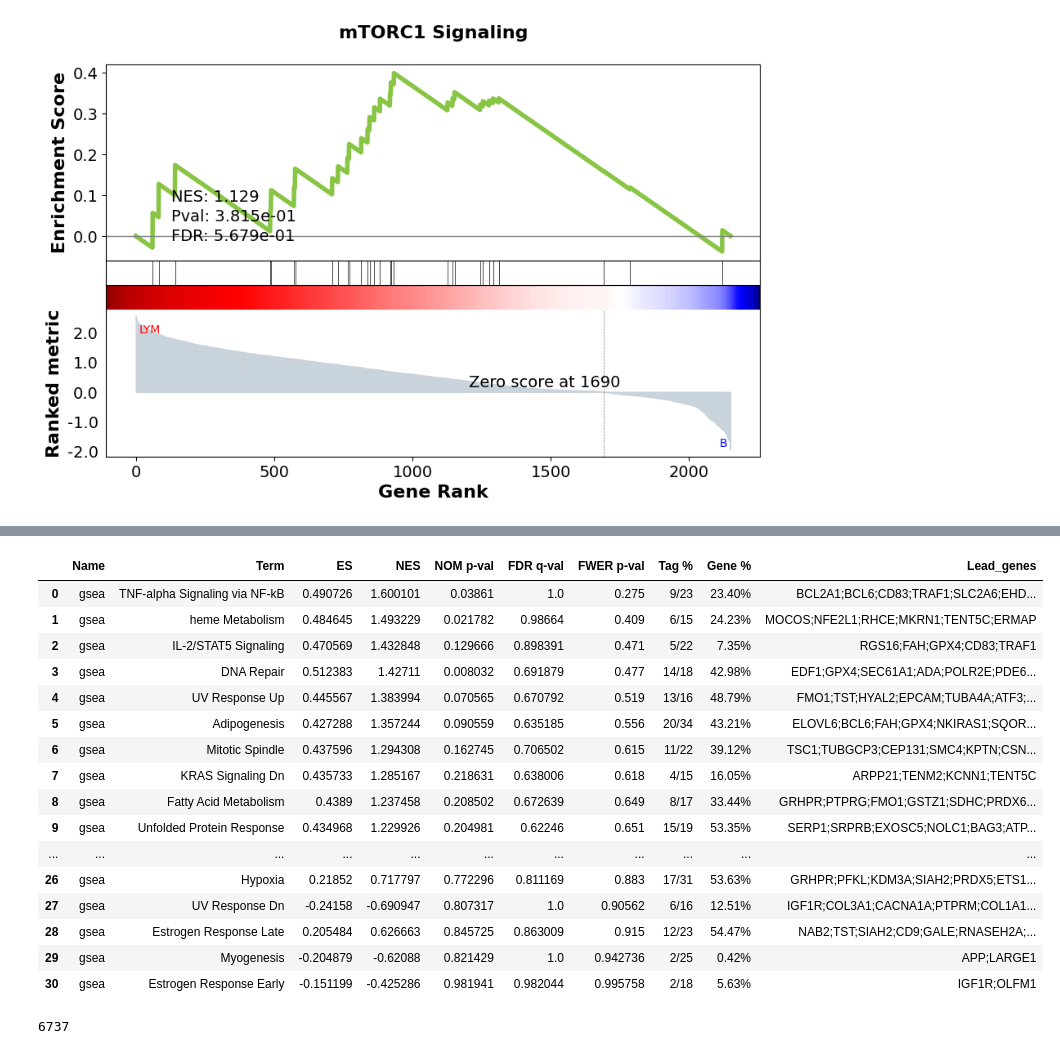
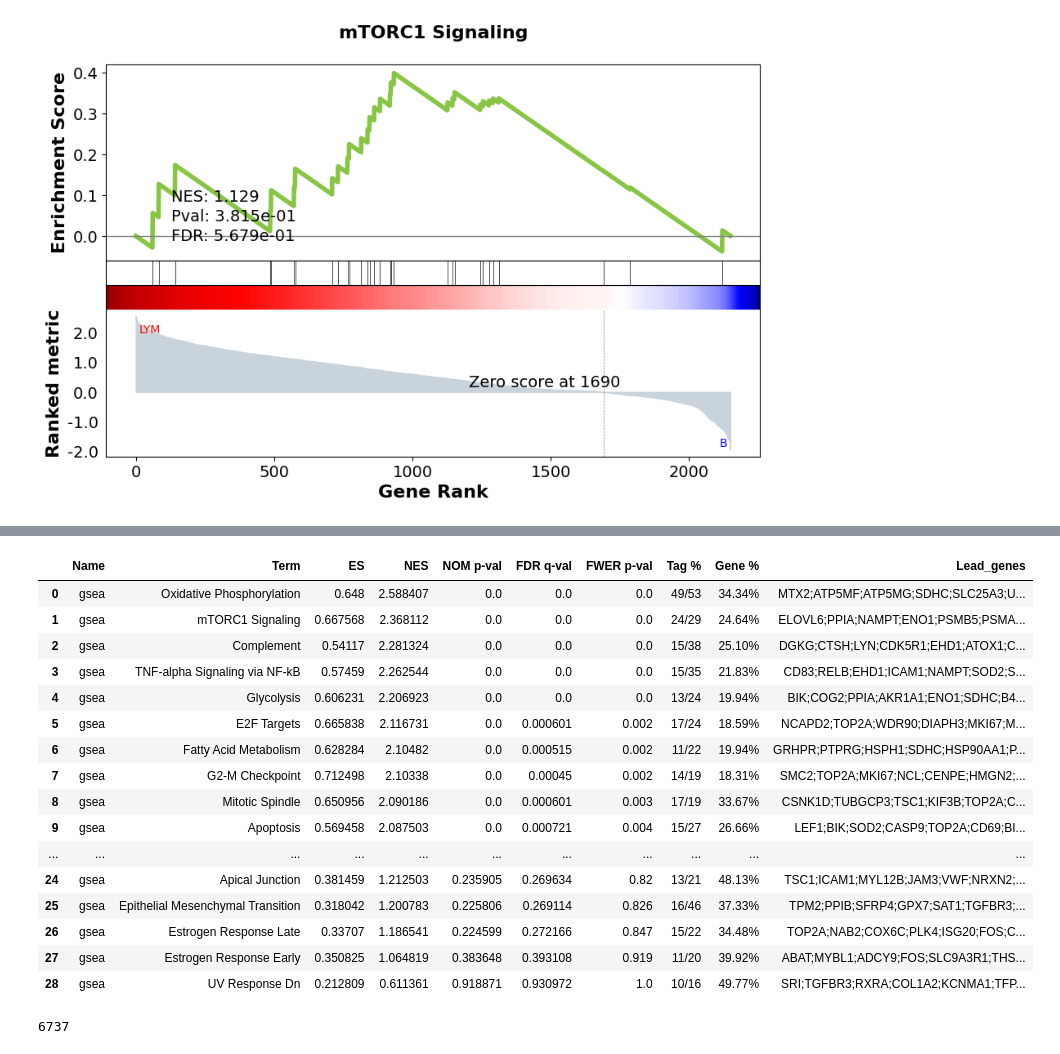
Before and after one commit to preet2706/Benchmarking, a Jupyter notebook: gsea.ipynb, the cells around one changed output, grey strips where cells are left out. Drawn from its saved outputs; the diff is of its cells as text; code cells hidden in the pictures.

```diff
--- a/gsea.ipynb
+++ b/gsea.ipynb
@@ -387,23 +385,23 @@ Boolean Series key will be reindexed to match DataFrame index.
 # %%
-gsea_result_pred.res2d
+gsea_result_hv.res2d
 # %% [output]
 |  | Name | Term | ES | NES | NOM p-val | FDR q-val | FWER p-val | Tag % | Gene % | Lead_genes |
-| 0 | gsea | TNF-alpha Signaling via NF-kB | 0.490726 | 1.600101 | 0.03861 | 1.0 | 0.275 | 9/23 | 23.40% | BCL2A1;BCL6;CD83;TRAF1;SLC2A6;EHD... |
-| 1 | gsea | heme Metabolism | 0.484645 | 1.493229 | 0.021782 | 0.98664 | 0.409 | 6/15 | 24.23% | MOCOS;NFE2L1;RHCE;MKRN1;TENT5C;ERMAP |
-| 2 | gsea | IL-2/STAT5 Signaling | 0.470569 | 1.432848 | 0.129666 | 0.898391 | 0.471 | 5/22 | 7.35% | RGS16;FAH;GPX4;CD83;TRAF1 |
-| 3 | gsea | DNA Repair | 0.512383 | 1.42711 | 0.008032 | 0.691879 | 0.477 | 14/18 | 42.98% | EDF1;GPX4;SEC61A1;ADA;POLR2E;PDE6... |
-| 4 | gsea | UV Response Up | 0.445567 | 1.383994 | 0.070565 | 0.670792 | 0.519 | 13/16 | 48.79% | FMO1;TST;HYAL2;EPCAM;TUBA4A;ATF3;... |
-| 5 | gsea | Adipogenesis | 0.427288 | 1.357244 | 0.090559 | 0.635185 | 0.556 | 20/34 | 43.21% | ELOVL6;BCL6;FAH;GPX4;NKIRAS1;SQOR... |
-| 6 | gsea | Mitotic Spindle | 0.437596 | 1.294308 | 0.162745 | 0.706502 | 0.615 | 11/22 | 39.12% | TSC1;TUBGCP3;CEP131;SMC4;KPTN;CSN... |
-| 7 | gsea | KRAS Signaling Dn | 0.435733 | 1.285167 | 0.218631 | 0.638006 | 0.618 | 4/15 | 16.05% | ARPP21;TENM2;KCNN1;TENT5C |
-| 8 | gsea | Fatty Acid Metabolism | 0.4389 | 1.237458 | 0.208502 | 0.672639 | 0.649 | 8/17 | 33.44% | GRHPR;PTPRG;FMO1;GSTZ1;SDHC;PRDX6... |
-| 9 | gsea | Unfolded Protein Response | 0.434968 | 1.229926 | 0.204981 | 0.62246 | 0.651 | 15/19 | 53.35% | SERP1;SRPRB;EXOSC5;NOLC1;BAG3;ATP... |
+| 0 | gsea | Oxidative Phosphorylation | 0.648 | 2.588407 | 0.0 | 0.0 | 0.0 | 49/53 | 34.34% | MTX2;ATP5MF;ATP5MG;SDHC;SLC25A3;U... |
+| 1 | gsea | mTORC1 Signaling | 0.667568 | 2.368112 | 0.0 | 0.0 | 0.0 | 24/29 | 24.64% | ELOVL6;PPIA;NAMPT;ENO1;PSMB5;PSMA... |
+| 2 | gsea | Complement | 0.54117 | 2.281324 | 0.0 | 0.0 | 0.0 | 15/38 | 25.10% | DGKG;CTSH;LYN;CDK5R1;EHD1;ATOX1;C... |
+| 3 | gsea | TNF-alpha Signaling via NF-kB | 0.57459 | 2.262544 | 0.0 | 0.0 | 0.0 | 15/35 | 21.83% | CD83;RELB;EHD1;ICAM1;NAMPT;SOD2;S... |
+| 4 | gsea | Glycolysis | 0.606231 | 2.206923 | 0.0 | 0.0 | 0.0 | 13/24 | 19.94% | BIK;COG2;PPIA;AKR1A1;ENO1;SDHC;B4... |
+| 5 | gsea | E2F Targets | 0.665838 | 2.116731 | 0.0 | 0.000601 | 0.002 | 17/24 | 18.59% | NCAPD2;TOP2A;WDR90;DIAPH3;MKI67;M... |
+| 6 | gsea | Fatty Acid Metabolism | 0.628284 | 2.10482 | 0.0 | 0.000515 | 0.002 | 11/22 | 19.94% | GRHPR;PTPRG;HSPH1;SDHC;HSP90AA1;P... |
+| 7 | gsea | G2-M Checkpoint | 0.712498 | 2.10338 | 0.0 | 0.00045 | 0.002 | 14/19 | 18.31% | SMC2;TOP2A;MKI67;NCL;CENPE;HMGN2;... |
+| 8 | gsea | Mitotic Spindle | 0.650956 | 2.090186 | 0.0 | 0.000601 | 0.003 | 17/19 | 33.67% | CSNK1D;TUBGCP3;TSC1;KIF3B;TOP2A;C... |
+| 9 | gsea | Apoptosis | 0.569458 | 2.087503 | 0.0 | 0.000721 | 0.004 | 15/27 | 26.66% | LEF1;BIK;SOD2;CASP9;TOP2A;CD69;BI... |
 | ... | ... | ... | ... | ... | ... | ... | ... | ... | ... | ... |
-| 26 | gsea | Hypoxia | 0.21852 | 0.717797 | 0.772296 | 0.811169 | 0.883 | 17/31 | 53.63% | GRHPR;PFKL;KDM3A;SIAH2;PRDX5;ETS1... |
-| 27 | gsea | UV Response Dn | -0.24158 | -0.690947 | 0.807317 | 1.0 | 0.90562 | 6/16 | 12.51% | IGF1R;COL3A1;CACNA1A;PTPRM;COL1A1... |
-| 28 | gsea | Estrogen Response Late | 0.205484 | 0.626663 | 0.845725 | 0.863009 | 0.915 | 12/23 | 54.47% | NAB2;TST;SIAH2;CD9;GALE;RNASEH2A;... |
-| 29 | gsea | Myogenesis | -0.204879 | -0.62088 | 0.821429 | 1.0 | 0.942736 | 2/25 | 0.42% | APP;LARGE1 |
-| 30 | gsea | Estrogen Response Early | -0.151199 | -0.425286 | 0.981941 | 0.982044 | 0.995758 | 2/18 | 5.63% | IGF1R;OLFM1 |
+| 24 | gsea | Apical Junction | 0.381459 | 1.212503 | 0.235905 | 0.269634 | 0.82 | 13/21 | 48.13% | TSC1;ICAM1;MYL12B;JAM3;VWF;NRXN2;... |
+| 25 | gsea | Epithelial Mesenchymal Transition | 0.318042 | 1.200783 | 0.225806 | 0.269114 | 0.826 | 16/46 | 37.33% | TPM2;PPIB;SFRP4;GPX7;SAT1;TGFBR3;... |
+| 26 | gsea | Estrogen Response Late | 0.33707 | 1.186541 | 0.224599 | 0.272166 | 0.847 | 15/22 | 34.48% | TOP2A;NAB2;COX6C;PLK4;ISG20;FOS;C... |
+| 27 | gsea | Estrogen Response Early | 0.350825 | 1.064819 | 0.383648 | 0.393108 | 0.919 | 11/20 | 39.92% | ABAT;MYBL1;ADCY9;FOS;SLC9A3R1;THS... |
+| 28 | gsea | UV Response Dn | 0.212809 | 0.611361 | 0.918871 | 0.930972 | 1.0 | 10/16 | 49.77% | SRI;TGFBR3;RXRA;COL1A2;KCNMA1;TFP... |
 # %%
 deg_list = de[(de["pvals_adj"] < 0.05) & (abs(de["logfoldchanges"]) > 1)]['names'].tolist()
 # %%
```
Also changed, not shown: parts of 13 cells of this notebook, 1 other file.
